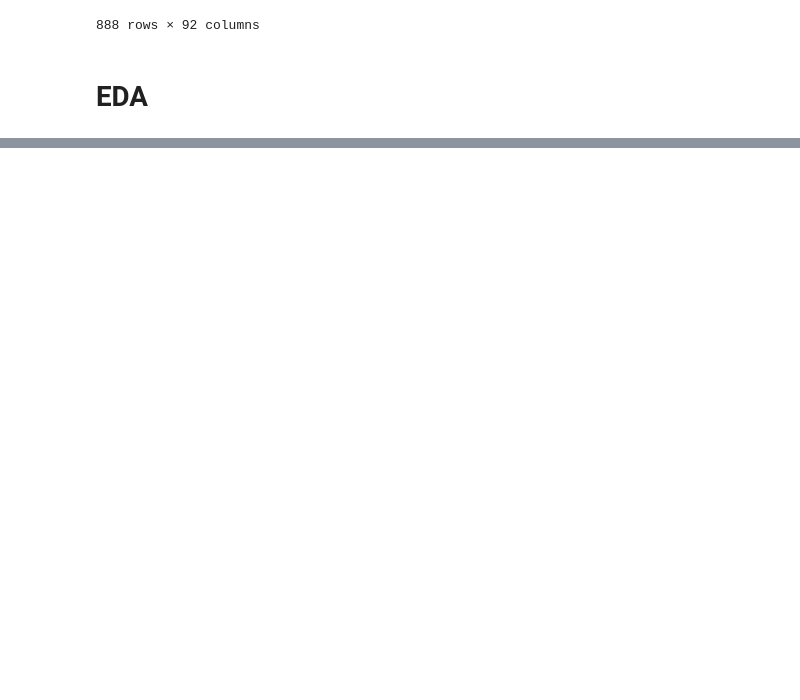
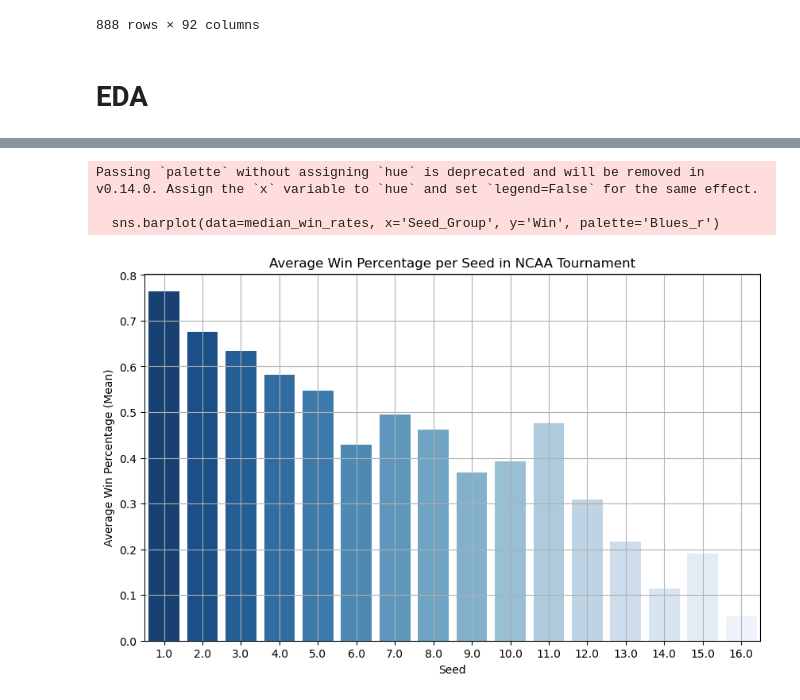
Before and after one commit to kolbymckay22/March-Madness, a Jupyter notebook: analysis.ipynb, the cells around one changed output, grey strips where cells are left out. Drawn from its saved outputs; the diff is of its cells as text; code cells hidden in the pictures; blank space fills up the shorter version.

```diff
--- a/analysis.ipynb
+++ b/analysis.ipynb
@@ -660,0 +755,47 @@ combined_matchups.to_csv("combined_matchups.csv", index=False)
+# %%
+combined_matchups1 = combined_matchups.dropna(subset=['target'])
+
+# Assuming combined_matchups1 is your DataFrame
+# Ensure required columns exist
+if {'SEED_1', 'SEED_2', 'target'}.issubset(combined_matchups1.columns):
+
+    # Create a dataframe for seed and win status for SEED_1
+    seed_wins_1 = combined_matchups1[['SEED_1', 'target']].rename(columns={'SEED_1': 'Seed', 'target': 'Win'})
+
+    # Create a dataframe for seed and win status for SEED_2
+    seed_wins_2 = combined_matchups1[['SEED_2', 'target']].rename(columns={'SEED_2': 'Seed'})
+
+    # Adjust win column for SEED_2 (if TEAM_1 won, TEAM_2 lost)
+    seed_wins_2['Win'] = 1 - combined_matchups1['target']
+
+    # Combine both data sources
+    seed_wins = pd.concat([seed_wins_1, seed_wins_2])
+
+    # Group seeds into ranges (1-4, 5-8, 9-12, ...)
+    def group_seed(seed):
+        return (seed - 1) // 4 + 1
+
+    # Apply the grouping to the Seed column
+    seed_wins['Seed_Group'] = seed_wins['Seed'].apply(group_seed)
+
+    # Calculate median win percentage per seed group
+    median_win_rates = seed_wins.groupby('Seed_Group')['Win'].mean().reset_index()
+
+    # Plot the bar plot using Seaborn
+    plt.figure(figsize=(10, 6))
+    sns.barplot(data=median_win_rates, x='Seed_Group', y='Win', palette='Blues_r')
+
+    # Labels and title
+    plt.xlabel("Seed")
+    plt.ylabel("Average Win Percentage (Mean)")
+    plt.title("Average Win Percentage per Seed in NCAA Tournament")
+    plt.grid(True)
+    plt.show()
+
+else:
+    print("Dataset is missing required columns: 'SEED_1', 'SEED_2', or 'target'")
+# %% [output]
+Passing `palette` without assigning `hue` is deprecated and will be removed in v0.14.0. Assign the `x` variable to `hue` and set `legend=False` for the same effect.
+
+  sns.barplot(data=median_win_rates, x='Seed_Group', y='Win', palette='Blues_r')
+[figure, added]
```
Also changed, not shown: parts of 12 cells of this notebook, 1 other file.
